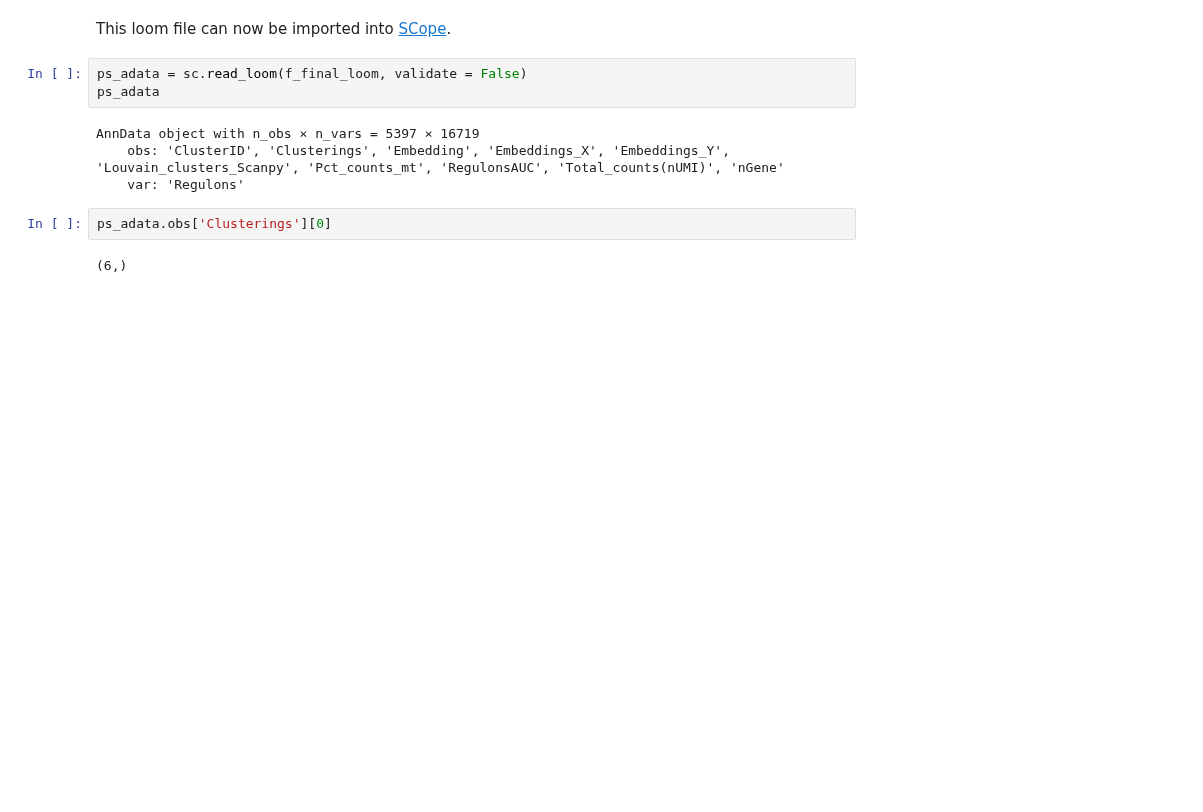
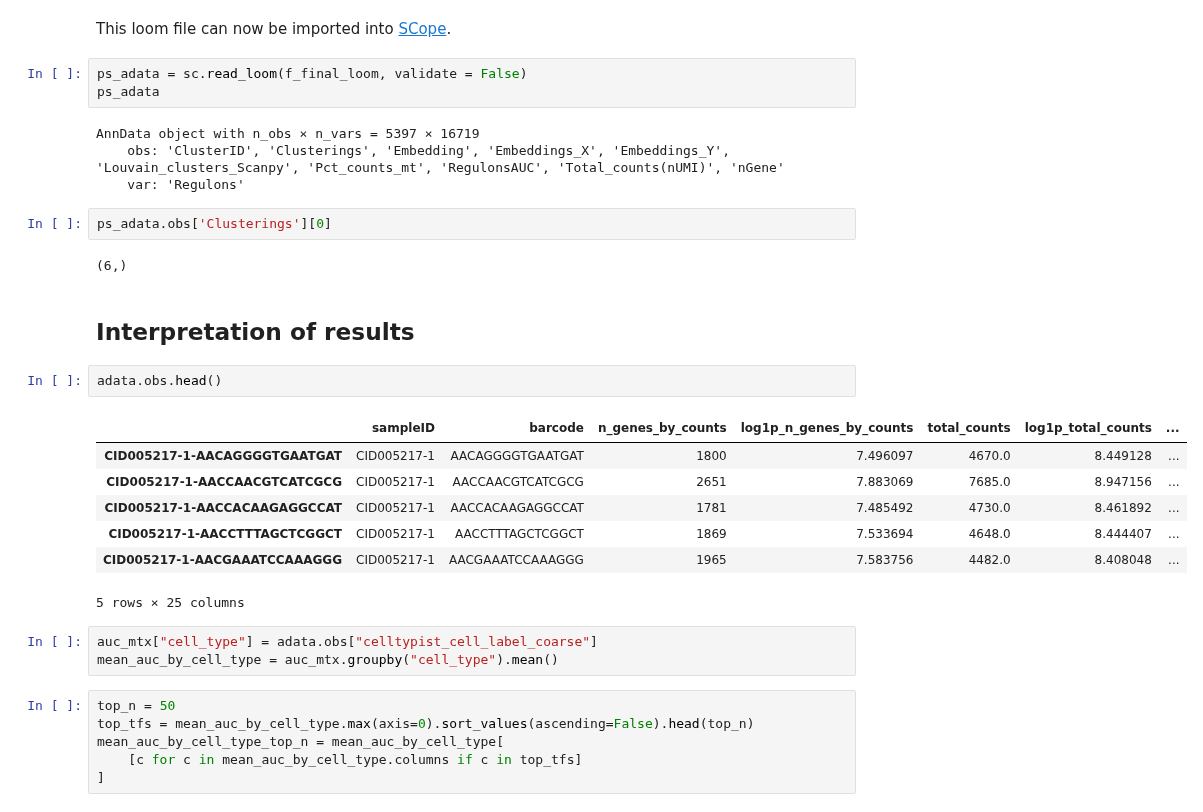
Before and after one commit to chickaroo/genereporter, a Jupyter notebook: src/SCENIC-protocol.ipynb, the cells around one changed output. Cells and saved outputs as stored; diff of their text form; blank space fills up the shorter version.

```diff
--- a/src/SCENIC-protocol.ipynb
+++ b/src/SCENIC-protocol.ipynb
@@ -524,3 +511,24 @@ AnnData object with n_obs × n_vars = 5397 × 16719
 ps_adata.obs['Clusterings'][0]
 # %% [output]
 (6,)
+# %% [markdown]
+## Interpretation of results
+# %%
+adata.obs.head()
+# %% [output]
+|  | sampleID | barcode | n_genes_by_counts | log1p_n_genes_by_counts | total_counts | log1p_total_counts | ... |
+| CID005217-1-AACAGGGGTGAATGAT | CID005217-1 | AACAGGGGTGAATGAT | 1800 | 7.496097 | 4670.0 | 8.449128 | ... |
+| CID005217-1-AACCAACGTCATCGCG | CID005217-1 | AACCAACGTCATCGCG | 2651 | 7.883069 | 7685.0 | 8.947156 | ... |
+| CID005217-1-AACCACAAGAGGCCAT | CID005217-1 | AACCACAAGAGGCCAT | 1781 | 7.485492 | 4730.0 | 8.461892 | ... |
+| CID005217-1-AACCTTTAGCTCGGCT | CID005217-1 | AACCTTTAGCTCGGCT | 1869 | 7.533694 | 4648.0 | 8.444407 | ... |
+| CID005217-1-AACGAAATCCAAAGGG | CID005217-1 | AACGAAATCCAAAGGG | 1965 | 7.583756 | 4482.0 | 8.408048 | ... |
+5 rows × 25 columns
+# %%
+auc_mtx["cell_type"] = adata.obs["celltypist_cell_label_coarse"]
+mean_auc_by_cell_type = auc_mtx.groupby("cell_type").mean()
+# %%
+top_n = 50
+top_tfs = mean_auc_by_cell_type.max(axis=0).sort_values(ascending=False).head(top_n)
+mean_auc_by_cell_type_top_n = mean_auc_by_cell_type[
+    [c for c in mean_auc_by_cell_type.columns if c in top_tfs]
+]
```
Also changed, not shown: parts of 11 cells of this notebook, 8 other files.
